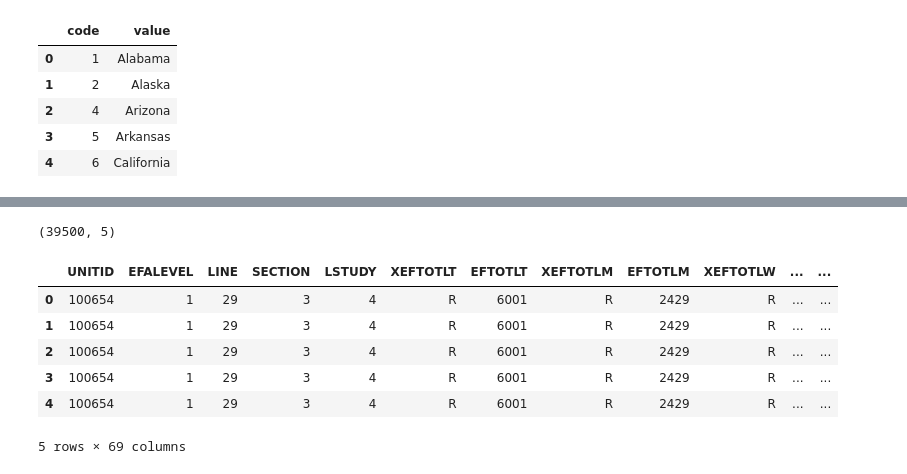
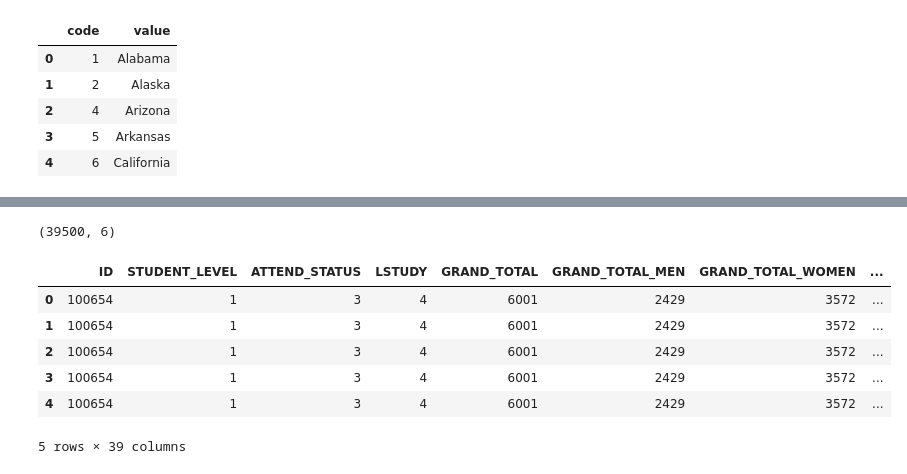
Before and after one commit to carlos-datascientist/education, a Jupyter notebook: education_EDA.ipynb, the cells around one changed output, grey strips where cells are left out. Cells and saved outputs as stored; diff of their text form; code cells hidden in the pictures.

```diff
--- a/education_EDA.ipynb
+++ b/education_EDA.ipynb
@@ -18,3 +44,6 @@ import seaborn as sns
 df.shape
 # %% [output]
 (127757, 65)
+# %%
+df = df.drop(df.columns[[2,5,7,9,11,13,15,17,19,21,23,25,27,29,31,33,35,37,39,41,43,45,47,49,51,53,55,57,59,61,63]], axis=1)
+df.head()
@@ -21,3 +62,7 @@ df.shape
+# %%
+df.rename(columns={'UNITID': 'ID', "EFALEVEL":'STUDENT_LEVEL','SECTION':'ATTEND_STATUS','LSSTUDY':'STUDENT_LEVEL1','EFTOTLT':'GRAND_TOTAL',
+                  'EFTOTLM':'GRAND_TOTAL_MEN','EFTOTLW':'GRAND_TOTAL_WOMEN','EFNRALT':'NONRESIDENT_ALIEN_TOTAL','EFNRALM':'NONRESIDENT_MEN',
+                  'EFNRALM':'NONRESDIENT_MEN','EFNRALW':'NONRESIDENT_WOMEN'},inplace=True)
 # %%
 # Upload third dataset
 body = client_e0b0de43d3ed41a0a4d24ada8415e71d.get_object(Bucket='education-donotdelete-pr-lmdk4yjz3pwv2v',Key='ef2017c.csv')['Body']
@@ -38,6 +83,7 @@ df1.shape
 # %% [output]
 (39500, 7)
 # %%
-df1 = df1.drop(['LINE', 'XEFRES01', 'EFRES01', 'XEFRES02'], axis=1)
+df1 = df1.drop(['LINE', 'XEFRES01', 'XEFRES02'], axis=1)
+df1.rename(columns={'UNITID':'ID'})
 df1.head()
 # %% [output]
@@ -50 +96,3 @@ df1.head()
+# %%
+df1.rename(columns={'UNITID':'ID','EFRES01':'1ST_DEG_SEEK_UND','EFRES02':'1ST_DEG_SEEK_UND_HS_12MOS'},inplace=True)
 # %%
@@ -77,19 +133,19 @@ new_df1.head()
 # %%
 new_df1.shape
 # %% [output]
-(39500, 5)
+(39500, 6)
 # %%
 # Merge df1 and df2
-df_merge = df.merge(new_df1, on='UNITID')
+df_merge = df.merge(new_df1, on='ID')
 df_merge.head()
 # %% [output]
-|  | UNITID | EFALEVEL | LINE | SECTION | LSTUDY | XEFTOTLT | EFTOTLT | XEFTOTLM | EFTOTLM | XEFTOTLW | ... | ... |
-| 0 | 100654 | 1 | 29 | 3 | 4 | R | 6001 | R | 2429 | R | ... | ... |
-| 1 | 100654 | 1 | 29 | 3 | 4 | R | 6001 | R | 2429 | R | ... | ... |
-| 2 | 100654 | 1 | 29 | 3 | 4 | R | 6001 | R | 2429 | R | ... | ... |
-| 3 | 100654 | 1 | 29 | 3 | 4 | R | 6001 | R | 2429 | R | ... | ... |
-| 4 | 100654 | 1 | 29 | 3 | 4 | R | 6001 | R | 2429 | R | ... | ... |
+|  | ID | STUDENT_LEVEL | ATTEND_STATUS | LSTUDY | GRAND_TOTAL | GRAND_TOTAL_MEN | GRAND_TOTAL_WOMEN | ... |
+| 0 | 100654 | 1 | 3 | 4 | 6001 | 2429 | 3572 | ... |
+| 1 | 100654 | 1 | 3 | 4 | 6001 | 2429 | 3572 | ... |
+| 2 | 100654 | 1 | 3 | 4 | 6001 | 2429 | 3572 | ... |
+| 3 | 100654 | 1 | 3 | 4 | 6001 | 2429 | 3572 | ... |
+| 4 | 100654 | 1 | 3 | 4 | 6001 | 2429 | 3572 | ... |
-5 rows × 69 columns
+5 rows × 39 columns
 # %%
 df_merge.tail()
 # %% [output]
```
Also changed, not shown: parts of 12 cells of this notebook.
